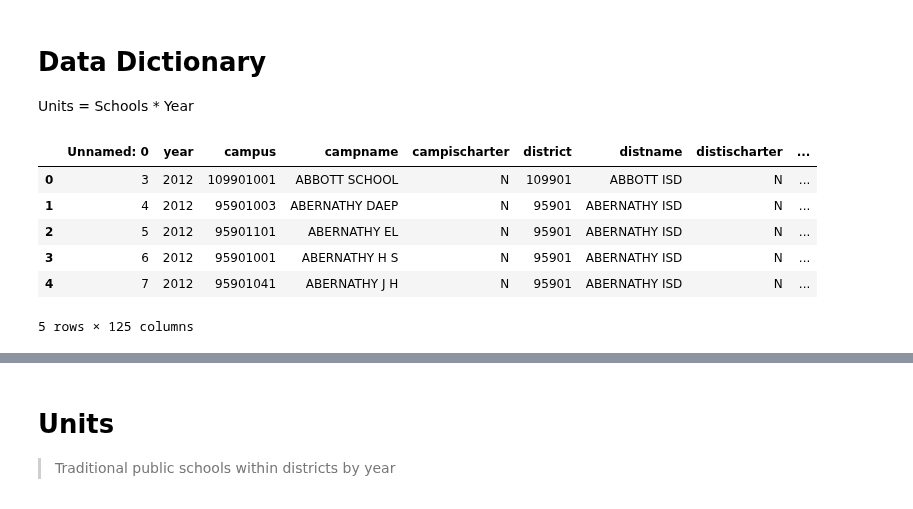
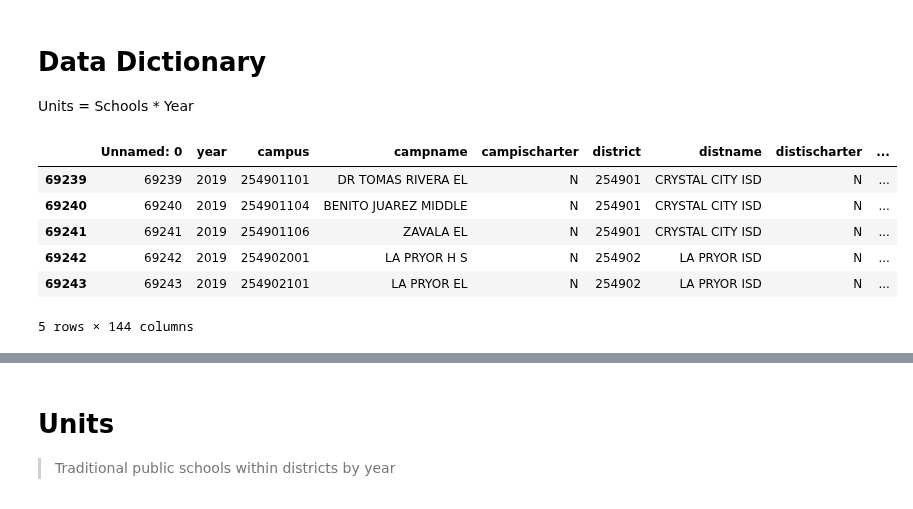
Before and after one commit to KylieLAnglin/dofis, a Jupyter notebook: Data Dictionary.ipynb, the cells around one changed output, grey strips where cells are left out. Saved outputs shown, nothing was run; the diff lists cells and outputs as text; code cells hidden in the pictures.

```diff
--- a/Data Dictionary.ipynb
+++ b/Data Dictionary.ipynb
@@ -4,18 +4,20 @@ Units = Schools * Year
 # %%
 import pandas as pd
 import os
+import matplotlib.pyplot as plt
+
 data_path = '/Users/kylieleblancKylie/domino/dofis/data/'
 table_path = '/Users/kylieleblancKylie/domino/dofis/results/descriptive/'
 data = pd.read_csv(os.path.join(data_path, 'clean', 'master_data.csv'), low_memory = False)
-data = pd.read_csv(os.path.join(data_path, 'clean', 'cits.csv'), low_memory = False)
+data = pd.read_csv(os.path.join(data_path, 'clean', 'gdid.csv'), low_memory = False)
 data1415 = data[data.year ==  2015]
 data1718 = data[data.year == 2018]
-data.head()
+data.tail()
 # %% [output]
 |  | Unnamed: 0 | year | campus | campname | campischarter | district | distname | distischarter | ... |
-| 0 | 3 | 2012 | 109901001 | ABBOTT SCHOOL | N | 109901 | ABBOTT ISD | N | ... |
-| 1 | 4 | 2012 | 95901003 | ABERNATHY DAEP | N | 95901 | ABERNATHY ISD | N | ... |
-| 2 | 5 | 2012 | 95901101 | ABERNATHY EL | N | 95901 | ABERNATHY ISD | N | ... |
-| 3 | 6 | 2012 | 95901001 | ABERNATHY H S | N | 95901 | ABERNATHY ISD | N | ... |
-| 4 | 7 | 2012 | 95901041 | ABERNATHY J H | N | 95901 | ABERNATHY ISD | N | ... |
+| 69239 | 69239 | 2019 | 254901101 | DR TOMAS RIVERA EL | N | 254901 | CRYSTAL CITY ISD | N | ... |
+| 69240 | 69240 | 2019 | 254901104 | BENITO JUAREZ MIDDLE | N | 254901 | CRYSTAL CITY ISD | N | ... |
+| 69241 | 69241 | 2019 | 254901106 | ZAVALA EL | N | 254901 | CRYSTAL CITY ISD | N | ... |
+| 69242 | 69242 | 2019 | 254902001 | LA PRYOR H S | N | 254902 | LA PRYOR ISD | N | ... |
+| 69243 | 69243 | 2019 | 254902101 | LA PRYOR EL | N | 254902 | LA PRYOR ISD | N | ... |
-5 rows × 125 columns
+5 rows × 144 columns
```
Also changed, not shown: parts of 34 cells of this notebook, 9 other files.
